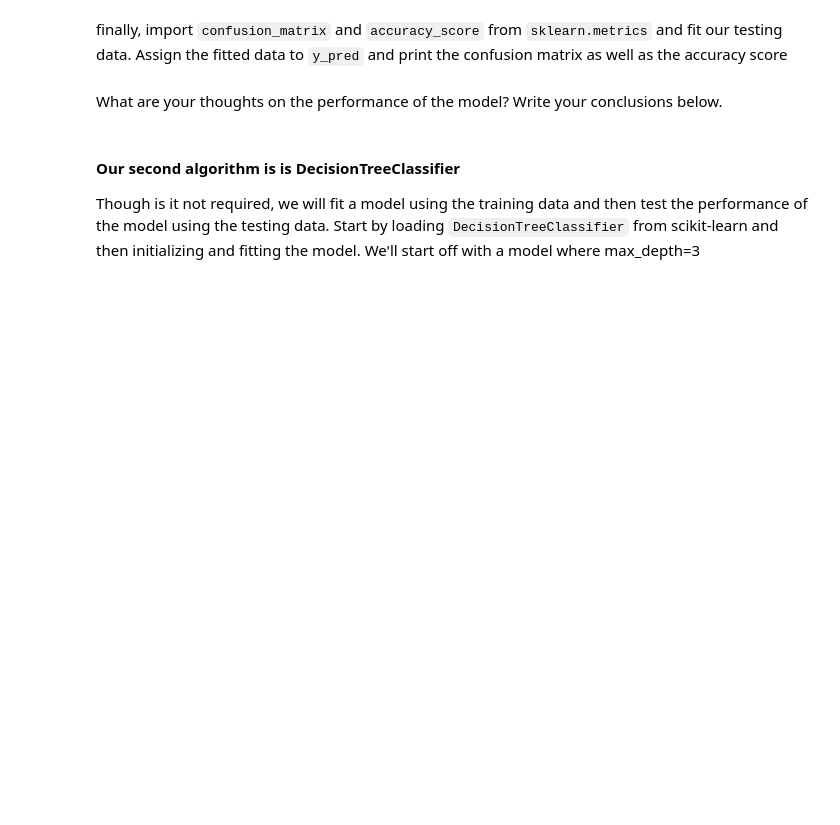
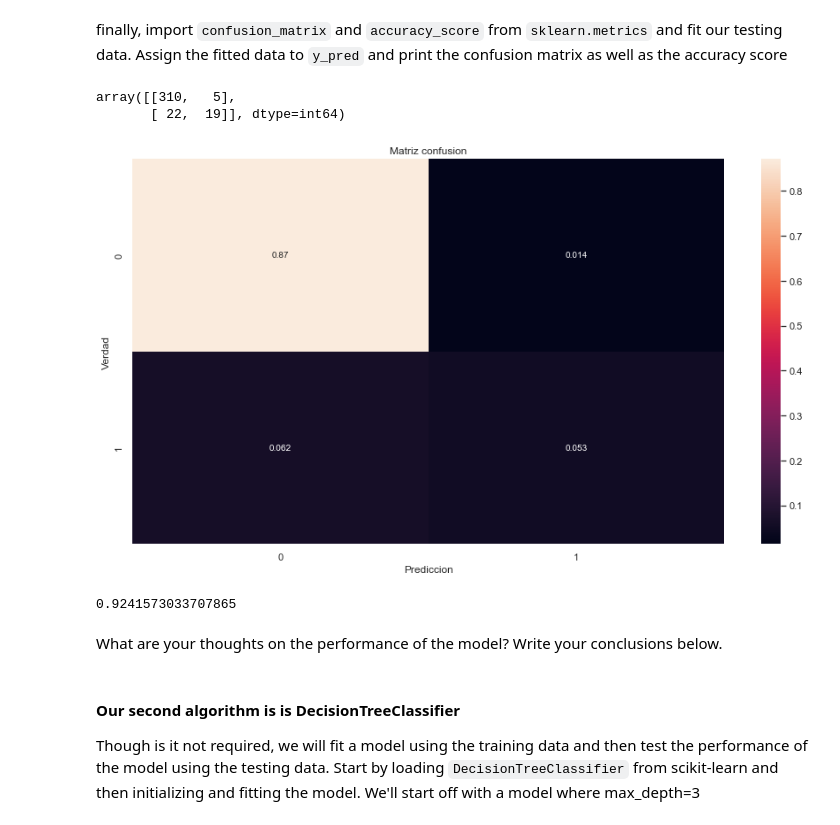
Before and after one commit to Ironhack-Data-Madrid-Mayo-2022/7.1-lab-supervised-learning, a Jupyter notebook: your-code/main.ipynb, the cells around one changed output. Saved outputs shown, nothing was run; the diff lists cells and outputs as text; code cells hidden in the pictures; blank space fills up the shorter version.

```diff
--- a/your-code/main.ipynb
+++ b/your-code/main.ipynb
@@ -576,0 +581,7 @@ from sklearn.model_selection import train_test_split
+# %%
+from sklearn.model_selection import train_test_split as tts
+
+# Your code here:
+X_train, X_test, y_train, y_test = tts(X, y, train_size=0.8, test_size=0.2, random_state=42)
+
+X_train.shape, X_test.shape, y_train.shape, y_test.shape
@@ -580,7 +593,13 @@ from sklearn.model_selection import train_test_split
 The first model we will use in this lab is logistic regression. We have previously learned about logistic regression as a classification algorithm. In the cell below, load `LogisticRegression` from scikit-learn and initialize the model.
 # %%
 # Your code here:
+
+from sklearn.linear_model import LogisticRegression
+
+log= LogisticRegression()
 # %% [markdown]
 Next, fit the model to our training data. We have already separated our data into 4 parts. Use those in your model.
 # %%
 # Your code here:
+
+log.fit(X_train, y_train)
@@ -590,0 +617,11 @@ finally, import `confusion_matrix` and `accuracy_score` from `sklearn.metrics` a
+# %%
+y_pred=log.predict(X_test)
+# %%
+# Your code here:
+
+from sklearn.metrics import confusion_matrix as cm
+
+cm(y_test, y_pred)
+# %% [output]
+array([[310,   5],
+       [ 22,  19]], dtype=int64)
@@ -590,0 +632,11 @@ finally, import `confusion_matrix` and `accuracy_score` from `sklearn.metrics` a
+# %%
+plt.figure(figsize=(15, 8))
+
+ax=sns.heatmap(cm(y_test, y_pred)/sum(sum(cm(y_test, y_pred))), annot=True)
+
+plt.title('Matriz confusion')
+plt.ylabel('Verdad')
+plt.xlabel('Prediccion')
+plt.show();
+# %% [output]
+[figure, added]
@@ -591,3 +645,7 @@ finally, import `confusion_matrix` and `accuracy_score` from `sklearn.metrics` a
+# %%
+acc(y_test, y_pred)
+# %% [output]
+0.9241573033707865
 # %% [markdown]
 What are your thoughts on the performance of the model? Write your conclusions below.
 # %%
```
Also changed, not shown: parts of 17 cells of this notebook.
